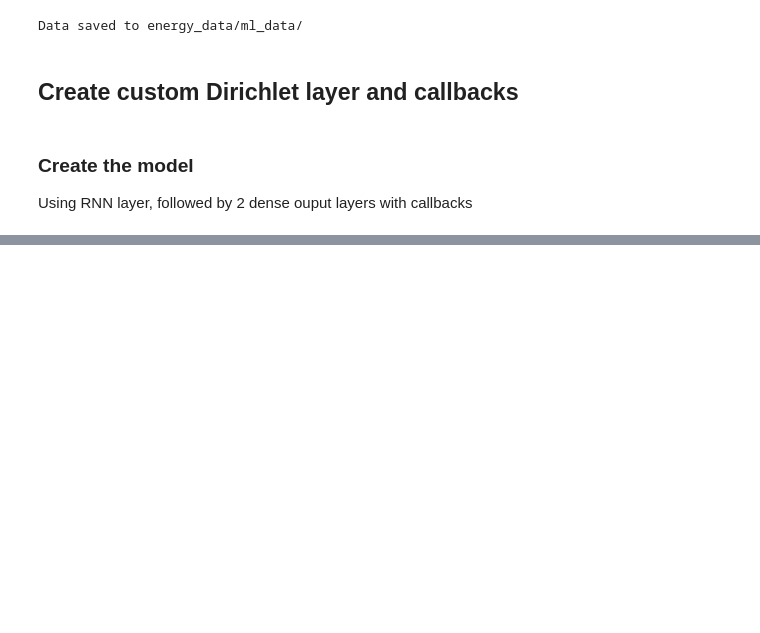
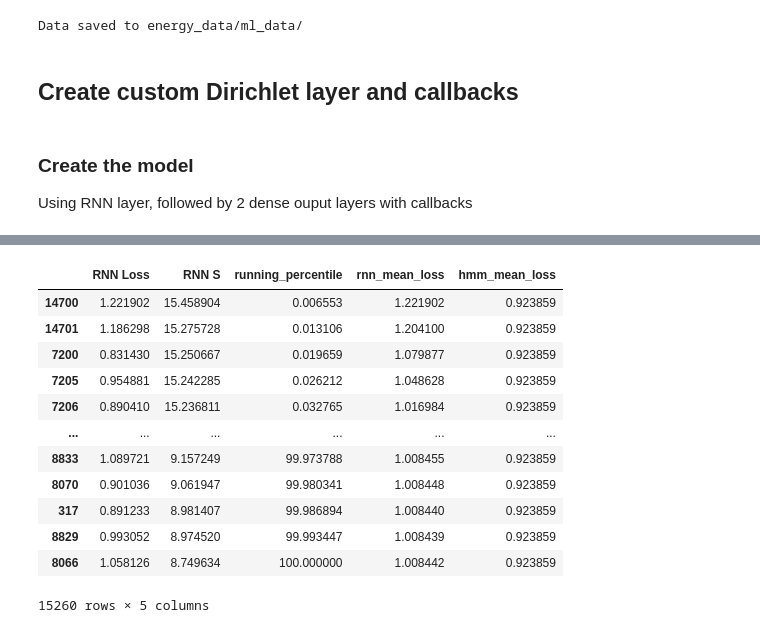
Before and after one commit to DuncanCSt/forecast_research, a Jupyter notebook: energy_price/2.5. rnn_tests.ipynb, the cells around one changed output, grey strips where cells are left out. Cells and saved outputs as stored; diff of their text form; code cells hidden in the pictures; blank space fills up the shorter version.

```diff
--- a/energy_price/2.5. rnn_tests.ipynb
+++ b/energy_price/2.5. rnn_tests.ipynb
@@ -436,3 +489,19 @@ plt.show()
+# %%
+running_loss
+# %% [output]
+|  | RNN Loss | RNN S | running_percentile | rnn_mean_loss | hmm_mean_loss |
+| 14700 | 1.221902 | 15.458904 | 0.006553 | 1.221902 | 0.923859 |
+| 14701 | 1.186298 | 15.275728 | 0.013106 | 1.204100 | 0.923859 |
+| 7200 | 0.831430 | 15.250667 | 0.019659 | 1.079877 | 0.923859 |
+| 7205 | 0.954881 | 15.242285 | 0.026212 | 1.048628 | 0.923859 |
+| 7206 | 0.890410 | 15.236811 | 0.032765 | 1.016984 | 0.923859 |
+| ... | ... | ... | ... | ... | ... |
+| 8833 | 1.089721 | 9.157249 | 99.973788 | 1.008455 | 0.923859 |
+| 8070 | 0.901036 | 9.061947 | 99.980341 | 1.008448 | 0.923859 |
+| 317 | 0.891233 | 8.981407 | 99.986894 | 1.008440 | 0.923859 |
+| 8829 | 0.993052 | 8.974520 | 99.993447 | 1.008439 | 0.923859 |
+| 8066 | 1.058126 | 8.749634 | 100.000000 | 1.008442 | 0.923859 |
+15260 rows × 5 columns
 # %%
 # Scatter plot of RNN loss vs RNN evidence (S), colored by forecast horizon
 # Flatten s and loss across all horizons, with horizon label
```
Also changed, not shown: parts of 10 cells of this notebook, 5 other files.
